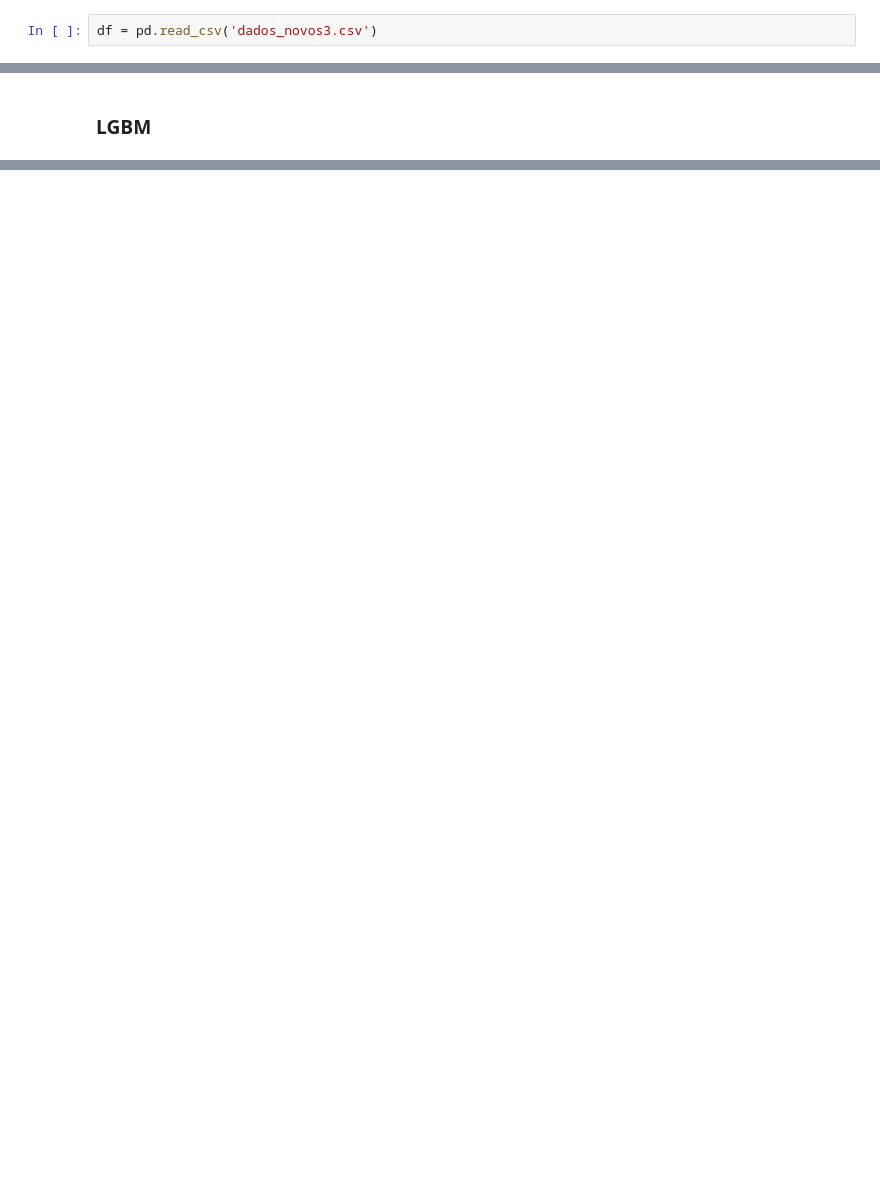
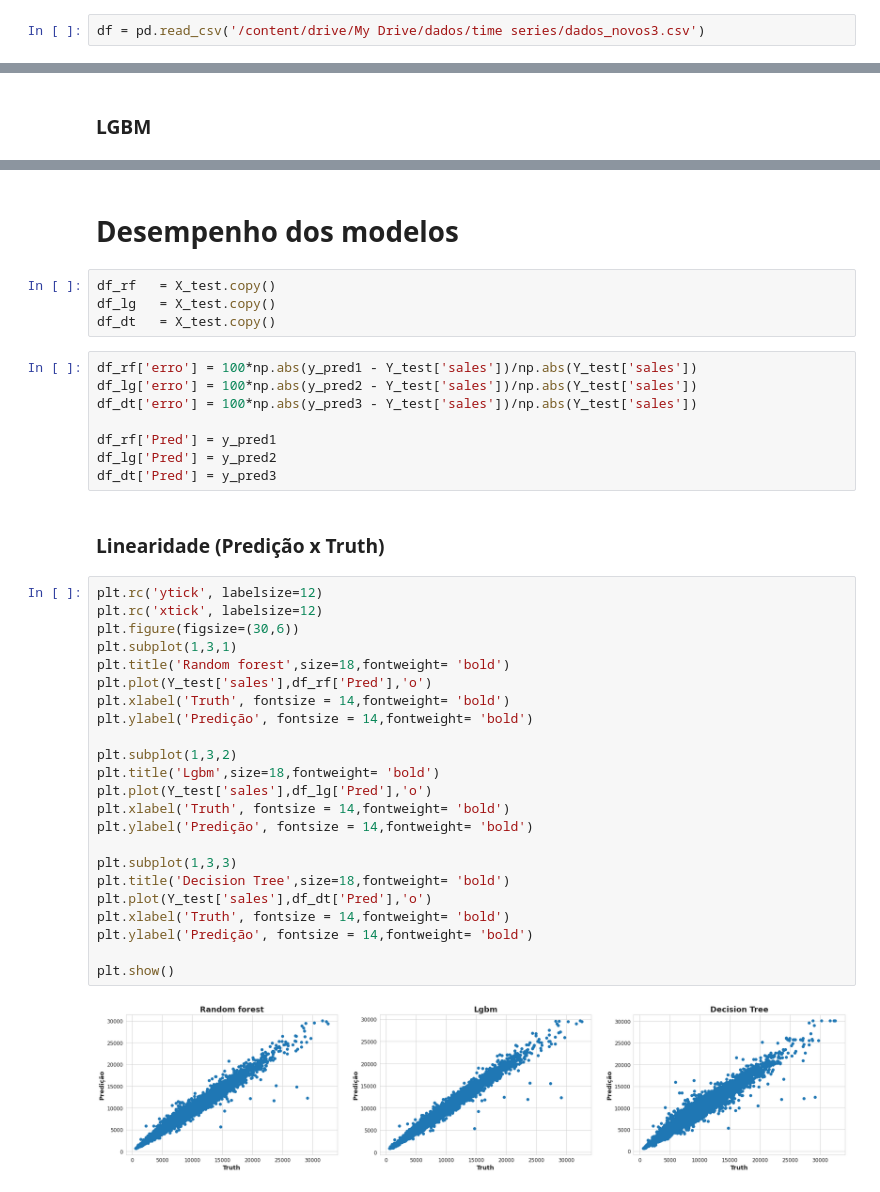
Before and after one commit to AntonioJuniorF/forecast-stores, a Jupyter notebook: Notebooks/models.ipynb, the cells around one changed output, grey strips where cells are left out. Drawn from its saved outputs; the diff is of its cells as text; blank space fills up the shorter version.

Commit message:
add model

```diff
--- a/Notebooks/models.ipynb
+++ b/Notebooks/models.ipynb
@@ -254,7 +337,7 @@ from sklearn.preprocessing import LabelEncoder
 # %% [markdown]
 # Importando os dados.
 # %%
-df = pd.read_csv('dados_novos3.csv')
+df = pd.read_csv('/content/drive/My Drive/dados/time series/dados_novos3.csv')
 # %%
 df.head() # vendo os dados
 # %% [output]
@@ -549,0 +724,41 @@ Data do inicio do Validação  : 2015-01-01 Data do final do Validação   : 201
+# %% [markdown]
+# Desempenho dos modelos
+# %%
+df_rf   = X_test.copy()
+df_lg   = X_test.copy()
+df_dt   = X_test.copy()
+# %%
+df_rf['erro'] = 100*np.abs(y_pred1 - Y_test['sales'])/np.abs(Y_test['sales'])
+df_lg['erro'] = 100*np.abs(y_pred2 - Y_test['sales'])/np.abs(Y_test['sales'])
+df_dt['erro'] = 100*np.abs(y_pred3 - Y_test['sales'])/np.abs(Y_test['sales'])
+
+df_rf['Pred'] = y_pred1
+df_lg['Pred'] = y_pred2
+df_dt['Pred'] = y_pred3
+# %% [markdown]
+### Linearidade (Predição x Truth)
+# %%
+plt.rc('ytick', labelsize=12)
+plt.rc('xtick', labelsize=12)
+plt.figure(figsize=(30,6))
+plt.subplot(1,3,1)
+plt.title('Random forest',size=18,fontweight= 'bold')
+plt.plot(Y_test['sales'],df_rf['Pred'],'o')
+plt.xlabel('Truth', fontsize = 14,fontweight= 'bold')
+plt.ylabel('Predição', fontsize = 14,fontweight= 'bold')
+
+plt.subplot(1,3,2)
+plt.title('Lgbm',size=18,fontweight= 'bold')
+plt.plot(Y_test['sales'],df_lg['Pred'],'o')
+plt.xlabel('Truth', fontsize = 14,fontweight= 'bold')
+plt.ylabel('Predição', fontsize = 14,fontweight= 'bold')
+
+plt.subplot(1,3,3)
+plt.title('Decision Tree',size=18,fontweight= 'bold')
+plt.plot(Y_test['sales'],df_dt['Pred'],'o')
+plt.xlabel('Truth', fontsize = 14,fontweight= 'bold')
+plt.ylabel('Predição', fontsize = 14,fontweight= 'bold')
+
+plt.show()
+# %% [output]
+[figure, added]
```
Also changed, not shown: parts of 49 cells of this notebook.
